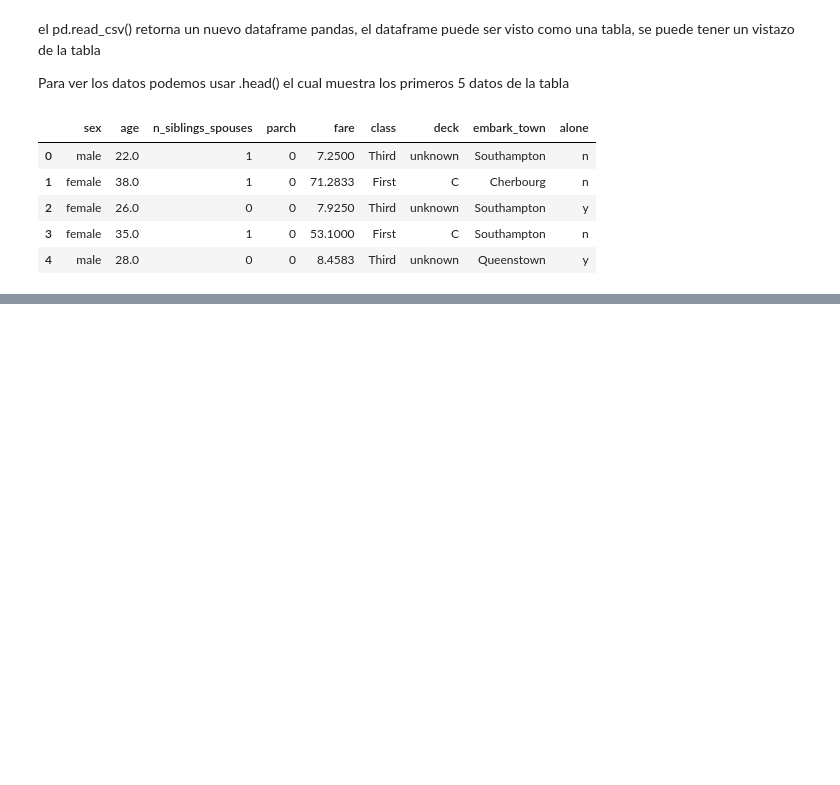
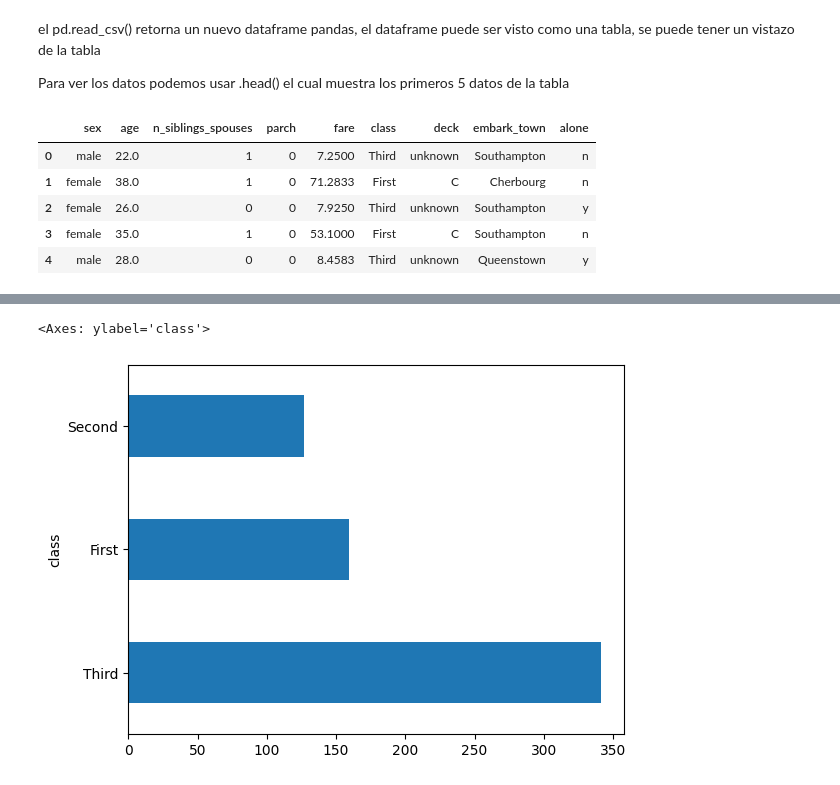
Before and after one commit to JosuePerezValenzuela/ML-module3, a Jupyter notebook: ML_M3.ipynb, the cells around one changed output, grey strips where cells are left out. Drawn from its saved outputs; the diff is of its cells as text; code cells hidden in the pictures; blank space fills up the shorter version.

```diff
--- a/ML_M3.ipynb
+++ b/ML_M3.ipynb
@@ -111,0 +160,6 @@ dftrain.head()
+# %%
+#Sobre las clases en el barco
+dftrain['class'].value_counts().plot(kind='barh')
+# %% [output]
+<Axes: ylabel='class'>
+[figure, added]
```
Also changed, not shown: parts of 9 cells of this notebook.
